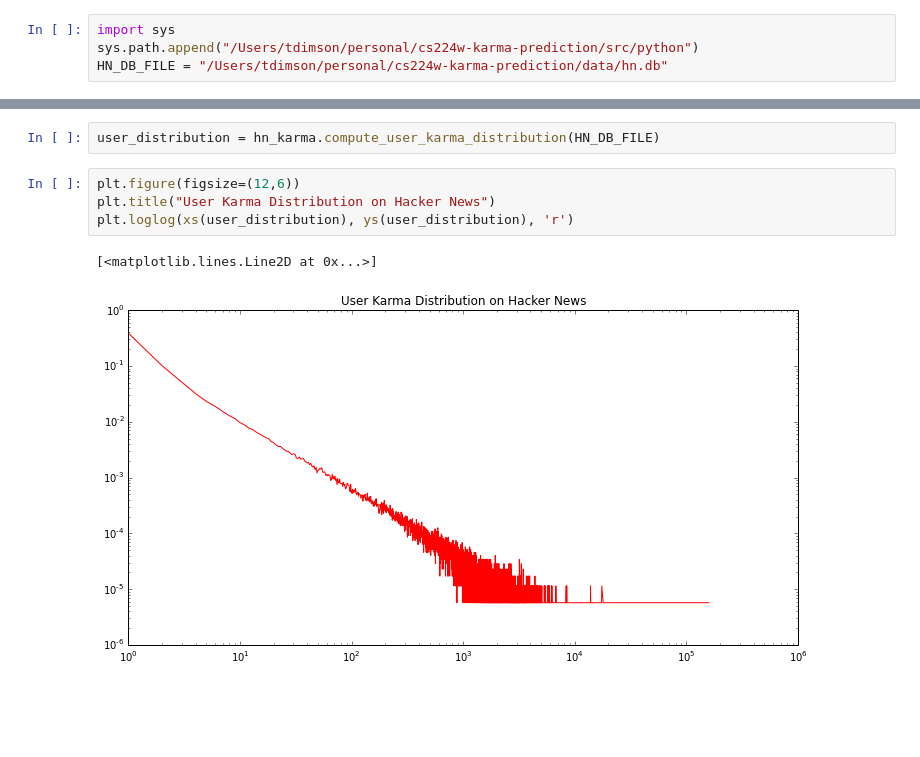
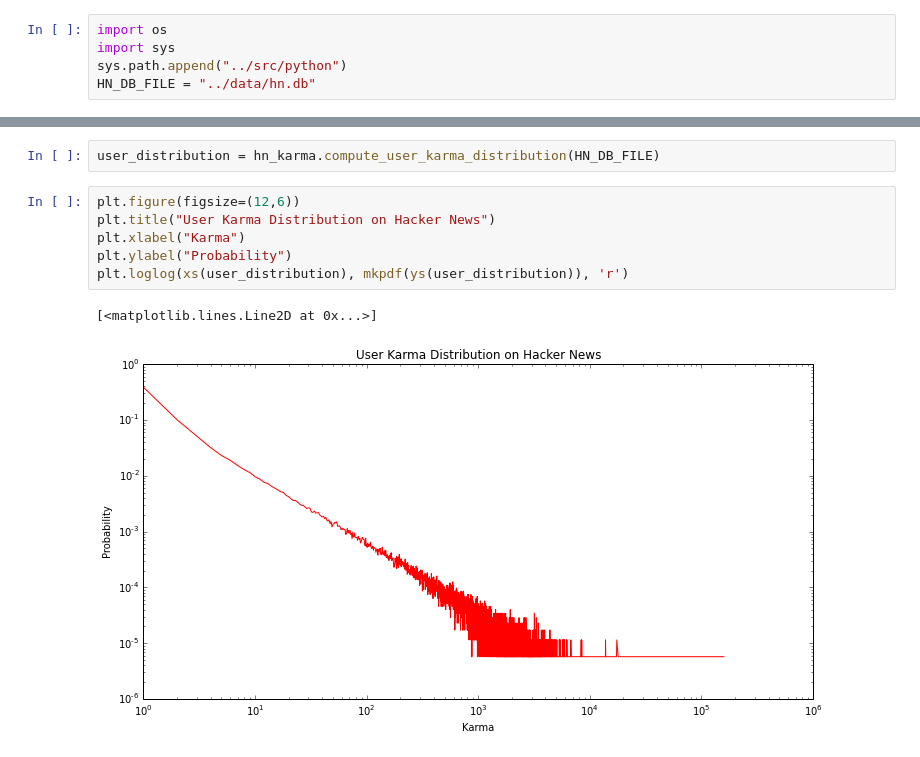
Before and after one commit to turtlesoupy/karma-prediction-cs224w, a Jupyter notebook: ipython/HN Karma.ipynb, the cells around one changed output, grey strips where cells are left out. Cells and saved outputs as stored; diff of their text form; blank space fills up the shorter version.

Commit message:
Plot CCDF function too, add relative paths

```diff
--- a/ipython/HN Karma.ipynb
+++ b/ipython/HN Karma.ipynb
@@ -7,6 +7,7 @@
 %load_ext autoreload
 %autoreload 1
 # %%
+import os
 import sys
-sys.path.append("/Users/tdimson/personal/cs224w-karma-prediction/src/python")
-HN_DB_FILE = "/Users/tdimson/personal/cs224w-karma-prediction/data/hn.db"
+sys.path.append("../src/python")
+HN_DB_FILE = "../data/hn.db"
@@ -26,7 +29,9 @@ user_distribution = hn_karma.compute_user_karma_distribution(HN_DB_FILE)
 # %%
 plt.figure(figsize=(12,6))
 plt.title("User Karma Distribution on Hacker News")
-plt.loglog(xs(user_distribution), ys(user_distribution), 'r')
+plt.xlabel("Karma")
+plt.ylabel("Probability")
+plt.loglog(xs(user_distribution), mkpdf(ys(user_distribution)), 'r')
 # %% [output]
 [<matplotlib.lines.Line2D at 0x...>]
-[figure, old version]
+[figure, new version]
```
Also changed, not shown: parts of 3 cells of this notebook, 2 other files.
